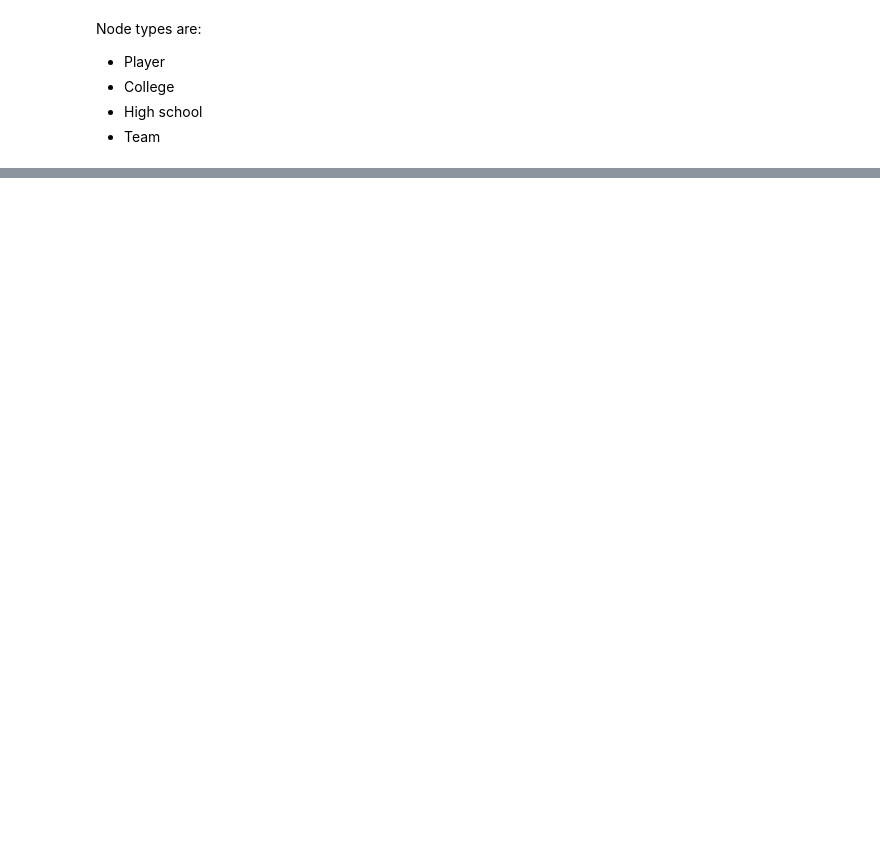
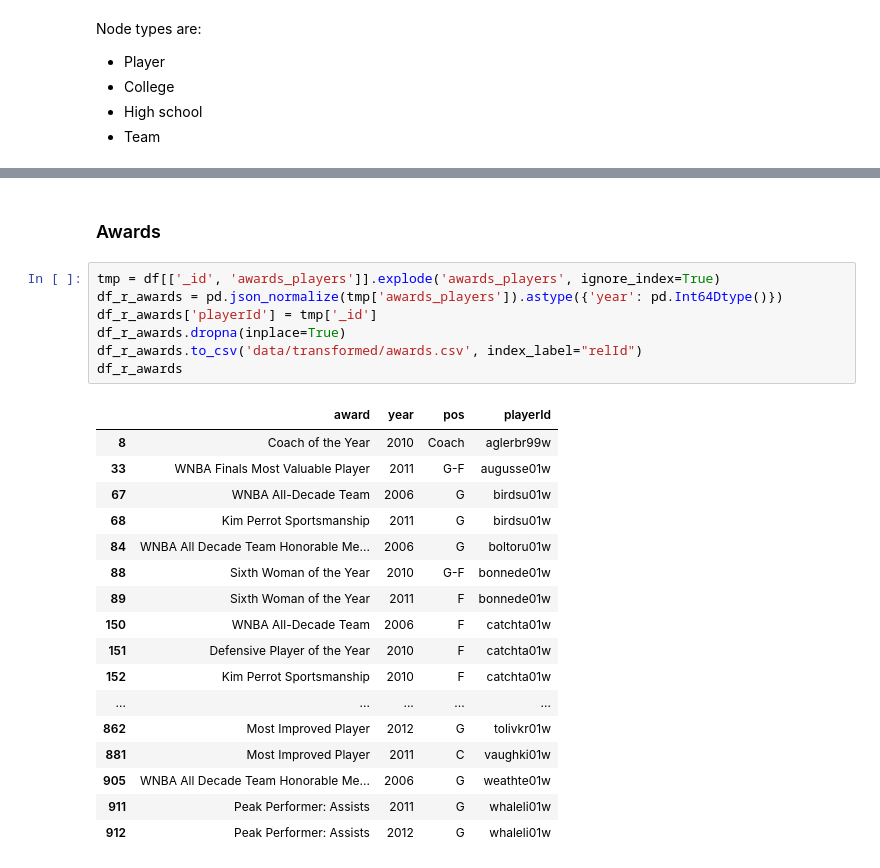
Before and after one commit to matounes/basket, a Jupyter notebook: eda.ipynb, the cells around one changed output, grey strips where cells are left out. Cells and saved outputs as stored; diff of their text form; blank space fills up the shorter version.

```diff
--- a/eda.ipynb
+++ b/eda.ipynb
@@ -26,0 +100,27 @@ Node types are:
+# %% [markdown]
+### Awards
+# %%
+tmp = df[['_id', 'awards_players']].explode('awards_players', ignore_index=True)
+df_r_awards = pd.json_normalize(tmp['awards_players']).astype({'year': pd.Int64Dtype()})
+df_r_awards['playerId'] = tmp['_id']
+df_r_awards.dropna(inplace=True)
+df_r_awards.to_csv('data/transformed/awards.csv', index_label="relId")
+df_r_awards
+# %% [output]
+|  | award | year | pos | playerId |
+| 8 | Coach of the Year | 2010 | Coach | aglerbr99w |
+| 33 | WNBA Finals Most Valuable Player | 2011 | G-F | augusse01w |
+| 67 | WNBA All-Decade Team | 2006 | G | birdsu01w |
+| 68 | Kim Perrot Sportsmanship | 2011 | G | birdsu01w |
+| 84 | WNBA All Decade Team Honorable Me... | 2006 | G | boltoru01w |
+| 88 | Sixth Woman of the Year | 2010 | G-F | bonnede01w |
+| 89 | Sixth Woman of the Year | 2011 | F | bonnede01w |
+| 150 | WNBA All-Decade Team | 2006 | F | catchta01w |
+| 151 | Defensive Player of the Year | 2010 | F | catchta01w |
+| 152 | Kim Perrot Sportsmanship | 2010 | F | catchta01w |
+| ... | ... | ... | ... | ... |
+| 862 | Most Improved Player | 2012 | G | tolivkr01w |
+| 881 | Most Improved Player | 2011 | C | vaughki01w |
+| 905 | WNBA All Decade Team Honorable Me... | 2006 | G | weathte01w |
+| 911 | Peak Performer: Assists | 2011 | G | whaleli01w |
+| 912 | Peak Performer: Assists | 2012 | G | whaleli01w |
```
Also changed, not shown: parts of 7 cells of this notebook, 6 other files.
